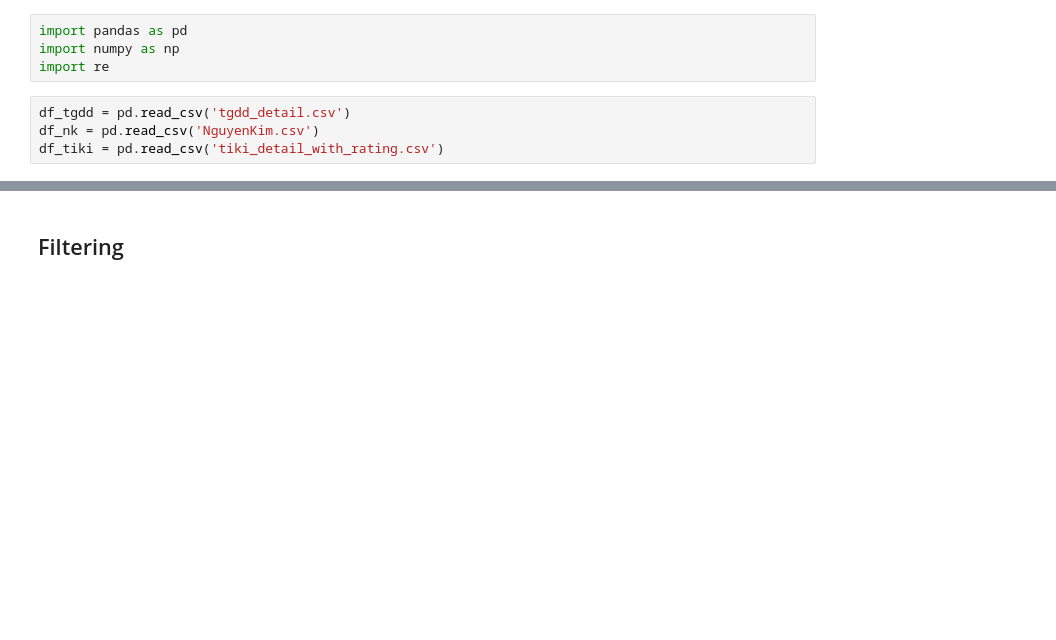
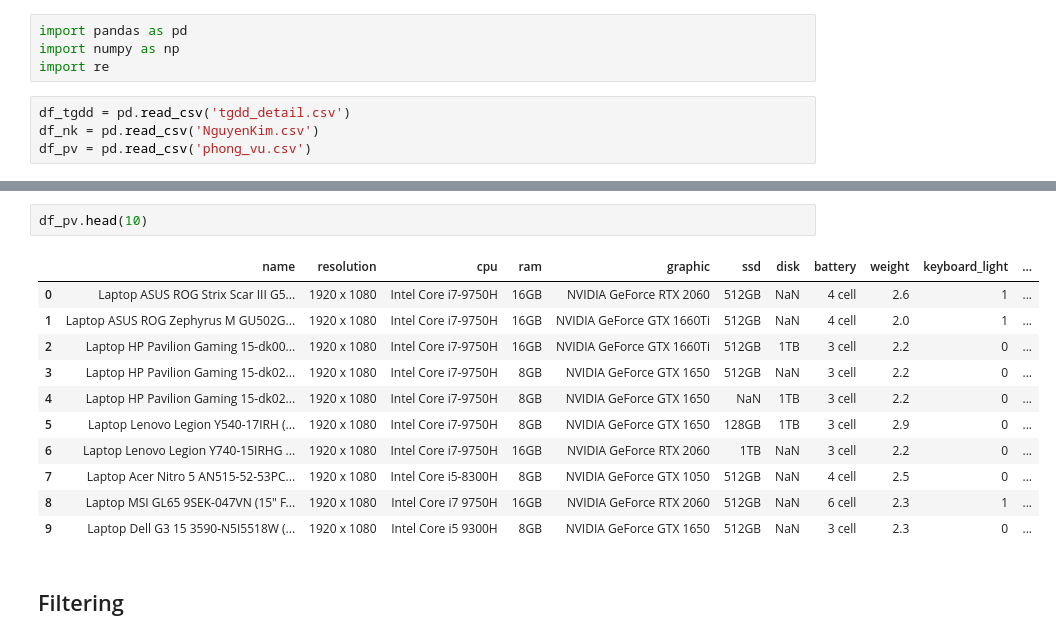
Before and after one commit to beohoang98/CS_DataScience_Project, a Jupyter notebook: crawler/Merge.ipynb, the cells around one changed output, grey strips where cells are left out. Saved outputs shown, nothing was run; the diff lists cells and outputs as text; blank space fills up the shorter version.

```diff
--- a/crawler/Merge.ipynb
+++ b/crawler/Merge.ipynb
@@ -5,7 +5,7 @@ import re
 # %%
 df_tgdd = pd.read_csv('tgdd_detail.csv')
 df_nk = pd.read_csv('NguyenKim.csv')
-df_tiki = pd.read_csv('tiki_detail_with_rating.csv')
+df_pv = pd.read_csv('phong_vu.csv')
 # %%
 df_tgdd
 # %% [output]
@@ -57,3 +41,17 @@ df_nk
+# %%
+df_pv.head(10)
+# %% [output]
+|  | name | resolution | cpu | ram | graphic | ssd | disk | battery | weight | keyboard_light | ... |
+| 0 | Laptop ASUS ROG Strix Scar III G5... | 1920 x 1080 | Intel Core i7-9750H | 16GB | NVIDIA GeForce RTX 2060 | 512GB | NaN | 4 cell | 2.6 | 1 | ... |
+| 1 | Laptop ASUS ROG Zephyrus M GU502G... | 1920 x 1080 | Intel Core i7-9750H | 16GB | NVIDIA GeForce GTX 1660Ti | 512GB | NaN | 4 cell | 2.0 | 1 | ... |
+| 2 | Laptop HP Pavilion Gaming 15-dk00... | 1920 x 1080 | Intel Core i7-9750H | 16GB | NVIDIA GeForce GTX 1660Ti | 512GB | 1TB | 3 cell | 2.2 | 0 | ... |
+| 3 | Laptop HP Pavilion Gaming 15-dk02... | 1920 x 1080 | Intel Core i7-9750H | 8GB | NVIDIA GeForce GTX 1650 | 512GB | NaN | 3 cell | 2.2 | 0 | ... |
+| 4 | Laptop HP Pavilion Gaming 15-dk02... | 1920 x 1080 | Intel Core i7-9750H | 8GB | NVIDIA GeForce GTX 1650 | NaN | 1TB | 3 cell | 2.2 | 0 | ... |
+| 5 | Laptop Lenovo Legion Y540-17IRH (... | 1920 x 1080 | Intel Core i7-9750H | 8GB | NVIDIA GeForce GTX 1650 | 128GB | 1TB | 3 cell | 2.9 | 0 | ... |
+| 6 | Laptop Lenovo Legion Y740-15IRHG ... | 1920 x 1080 | Intel Core i7-9750H | 16GB | NVIDIA GeForce RTX 2060 | 1TB | NaN | 3 cell | 2.2 | 0 | ... |
+| 7 | Laptop Acer Nitro 5 AN515-52-53PC... | 1920 x 1080 | Intel Core i5-8300H | 8GB | NVIDIA GeForce GTX 1050 | 512GB | NaN | 4 cell | 2.5 | 0 | ... |
+| 8 | Laptop MSI GL65 9SEK-047VN (15" F... | 1920 x 1080 | Intel Core i7 9750H | 16GB | NVIDIA GeForce RTX 2060 | 512GB | NaN | 6 cell | 2.3 | 1 | ... |
+| 9 | Laptop Dell G3 15 3590-N5I5518W (... | 1920 x 1080 | Intel Core i5 9300H | 8GB | NVIDIA GeForce GTX 1650 | 512GB | NaN | 3 cell | 2.3 | 0 | ... |
 # %% [markdown]
 ## Filtering
 # %% [markdown]
```
Also changed, not shown: parts of 15 cells of this notebook, 3 other files.
